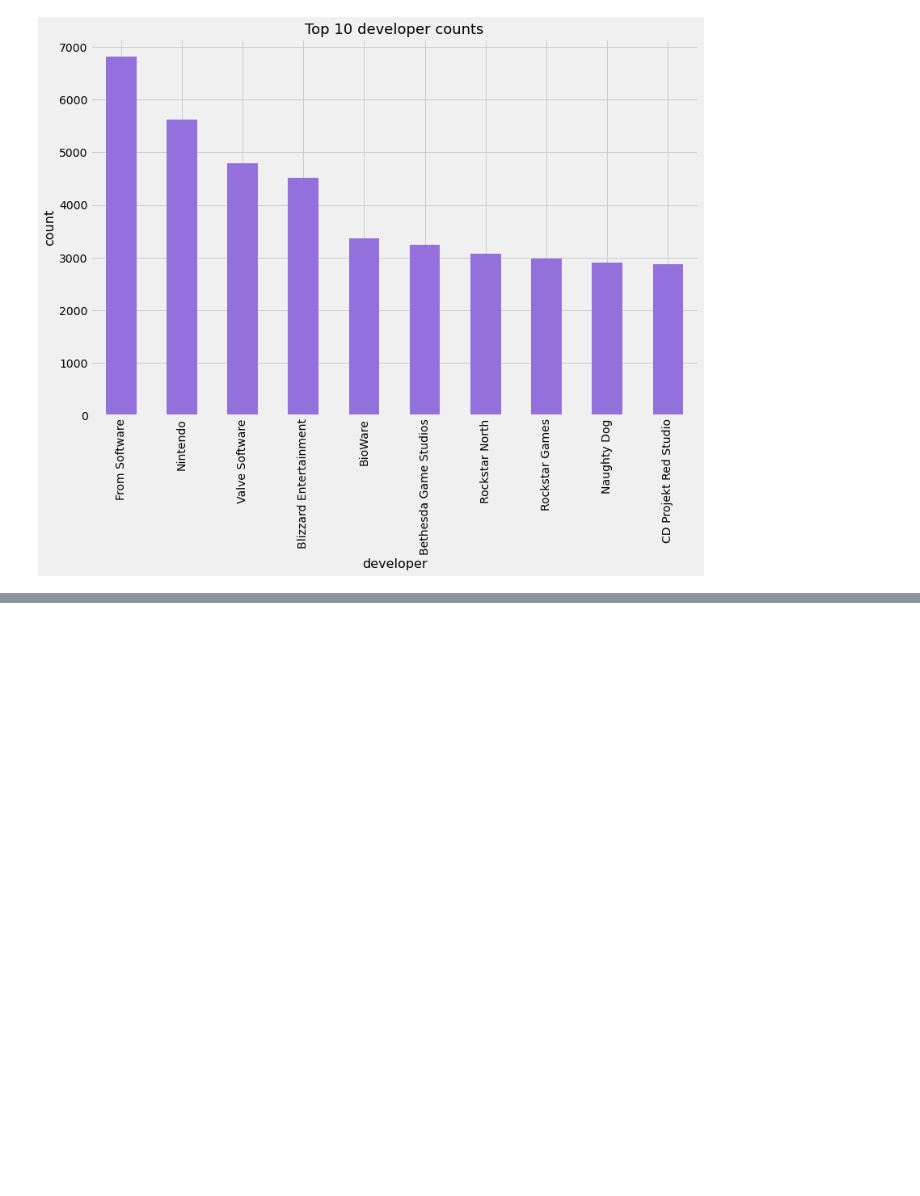
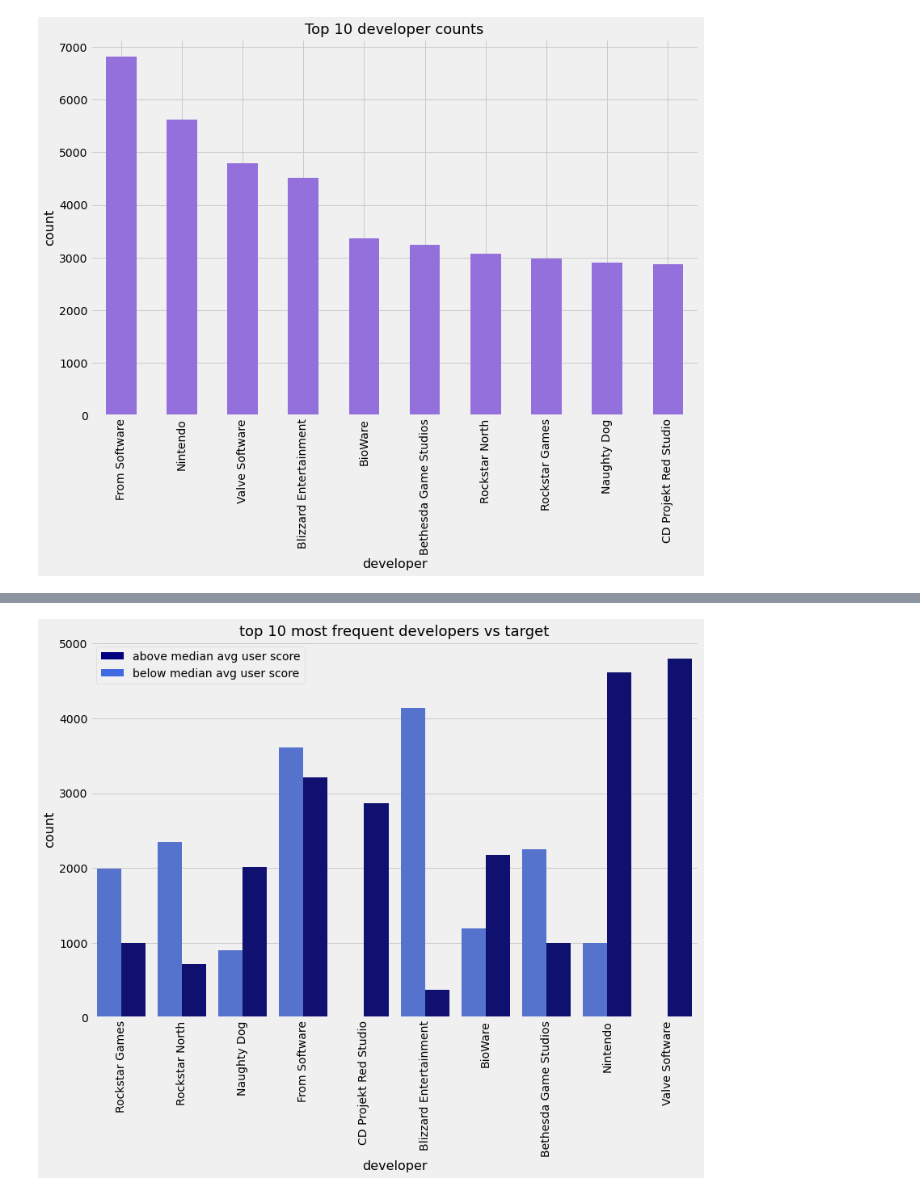
Before and after one commit to Ftrejo23/Capstone_Project_WIP, a Jupyter notebook: code/03_EDA_&_Preliminary_Analysis.ipynb, the cells around one changed output, grey strips where cells are left out. Saved outputs shown, nothing was run; the diff lists cells and outputs as text; code cells hidden in the pictures; blank space fills up the shorter version.

```diff
--- a/code/03_EDA_&_Preliminary_Analysis.ipynb
+++ b/code/03_EDA_&_Preliminary_Analysis.ipynb
@@ -435,0 +489,22 @@ Name: user_score, dtype: float64
+# %%
+plt.figure(figsize=(12,8))
+sns.countplot(x='developer', hue='target',
+              data=clean_reviews.loc[clean_reviews['developer']\
+                                     .isin(top_10_frequent_developers)],
+              palette={1:'navy', 0:'royalblue'});
+
+plt.title('top 10 most frequent developers vs target', fontsize=18)
+
+plt.ylabel('count', fontsize=16)
+plt.xlabel('developer', fontsize=16)
+
+color_patches = [
+    Patch(facecolor="navy", label="above median avg user score"),
+    Patch(facecolor="royalblue", label="below median avg user score")
+]
+
+plt.legend(handles=color_patches)
+
+plt.xticks(rotation=90, fontsize=14);
+# %% [output]
+[figure, added]
```
Also changed, not shown: parts of 35 cells of this notebook.
